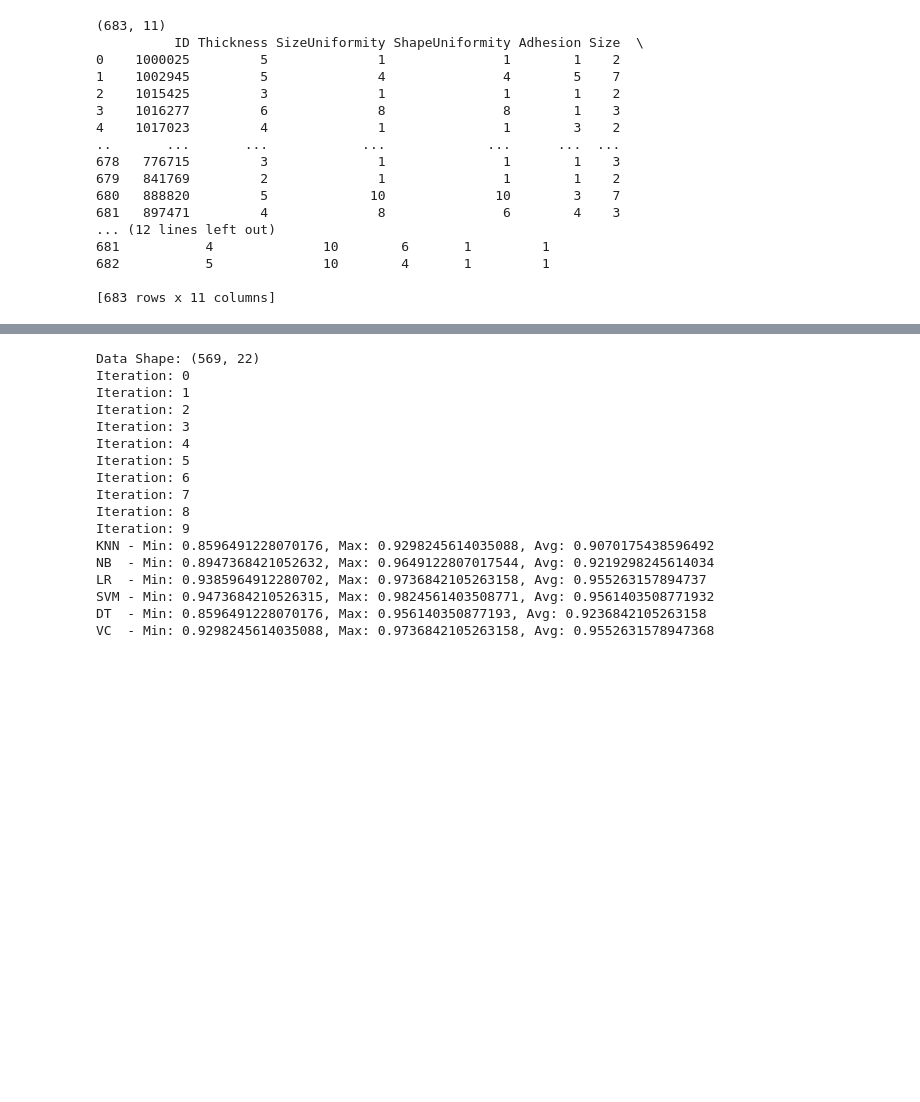
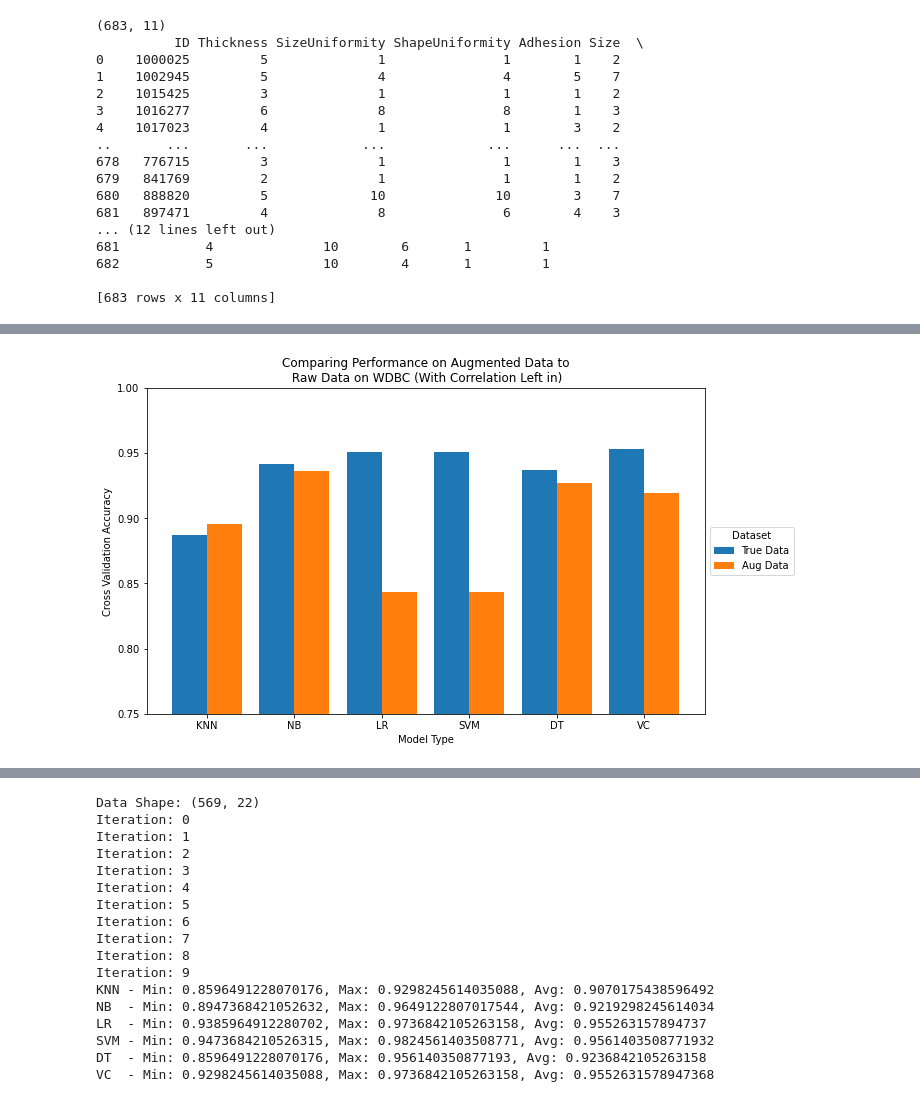
Before and after one commit to sprice134/MQP-2023, a Jupyter notebook: Code/Wole-Paper1/augmentationValidation.ipynb, the cells around one changed output, grey strips where cells are left out. Saved outputs shown, nothing was run; the diff lists cells and outputs as text; code cells hidden in the pictures; blank space fills up the shorter version.

Commit message:
Re-organzied code and fixed validation code

```diff
--- a/Code/Wole-Paper1/augmentationValidation.ipynb
+++ b/Code/Wole-Paper1/augmentationValidation.ipynb
@@ -343,4 +343,29 @@ DT  - Min: 0.9122807017543859, Max: 0.9473684210526315, Avg: 0.9359649122807017
 VC  - Min: 0.9210526315789473, Max: 0.9824561403508771, Avg: 0.9526315789473685
+# %%
+X = ['KNN','NB','LR','SVM', 'DT', 'VC' ]
+
+aug = [np.mean(augKnnWDBC), np.mean(augNbWDBC), np.mean(augLrWDBC),
+        np.mean(augSvmWDBC), np.mean(augDtWDBC), np.mean(augVcWDBC)]
+reg = [np.mean(knnWDBC), np.mean(nbWDBC), np.mean(lrWDBC),
+        np.mean(svmWDBC), np.mean(dtWDBC), np.mean(vcWDBC)]
+
+Ygirls = [10,20,20,40]
+Zboys = [20,30,25,30]
+
+X_axis = np.arange(len(X))
+
+plt.bar(X_axis - 0.2, reg, 0.4, label = 'True Data')
+plt.bar(X_axis + 0.2, aug, 0.4, label = 'Aug Data')
+
+plt.xticks(X_axis, X)
+plt.xlabel("Model Type")
+plt.ylabel("Cross Validation Accuracy")
+plt.ylim(0.75,1)
+plt.title("Comparing Performance on Augmented Data to\n Raw Data on WDBC (With Correlation Left in)")
+plt.legend(title='Dataset',loc='center left', bbox_to_anchor=(1, 0.5))
+plt.show()
+# %% [output]
+[figure, added]
 # %%
 X = ['KNN','NB','LR','SVM', 'DT', 'VC' ]
 
```
Also changed, not shown: parts of 6 cells of this notebook, 17 other files.
